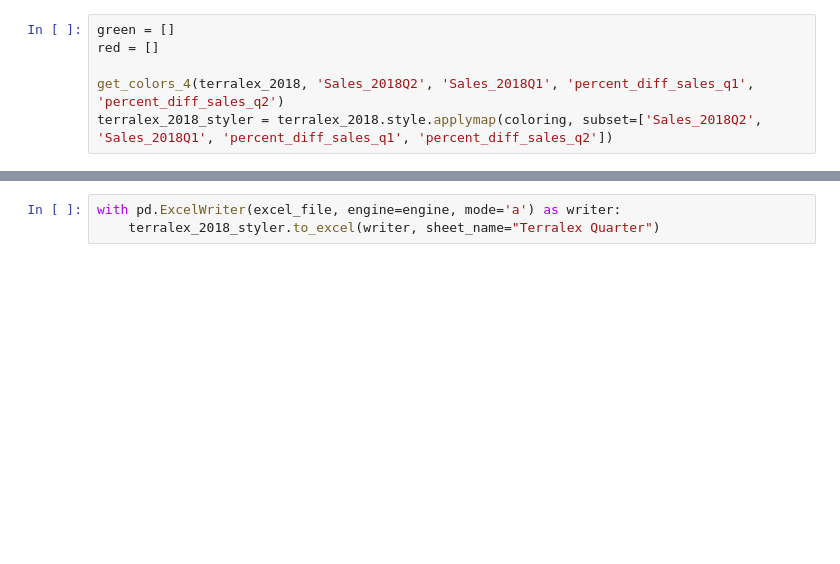
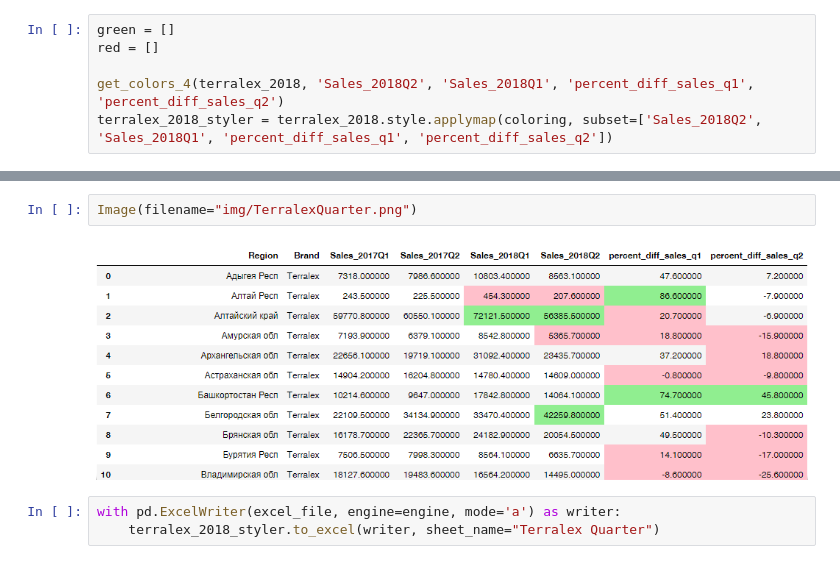
Before and after one commit to olga-abrams/DS_projects, a Jupyter notebook: pharm/pharm.ipynb, the cells around one changed output, grey strips where cells are left out. Cells and saved outputs as stored; diff of their text form; blank space fills up the shorter version.

```diff
--- a/pharm/pharm.ipynb
+++ b/pharm/pharm.ipynb
@@ -884,3 +883,7 @@ terralex_2018_styler = terralex_2018.style.applymap(coloring, subset=['Sales_201
+# %%
+Image(filename="img/TerralexQuarter.png")
+# %% [output]
+[figure, added]
 # %%
 with pd.ExcelWriter(excel_file, engine=engine, mode='a') as writer:
     terralex_2018_styler.to_excel(writer, sheet_name="Terralex Quarter")
```
Also changed, not shown: parts of 12 cells of this notebook.
